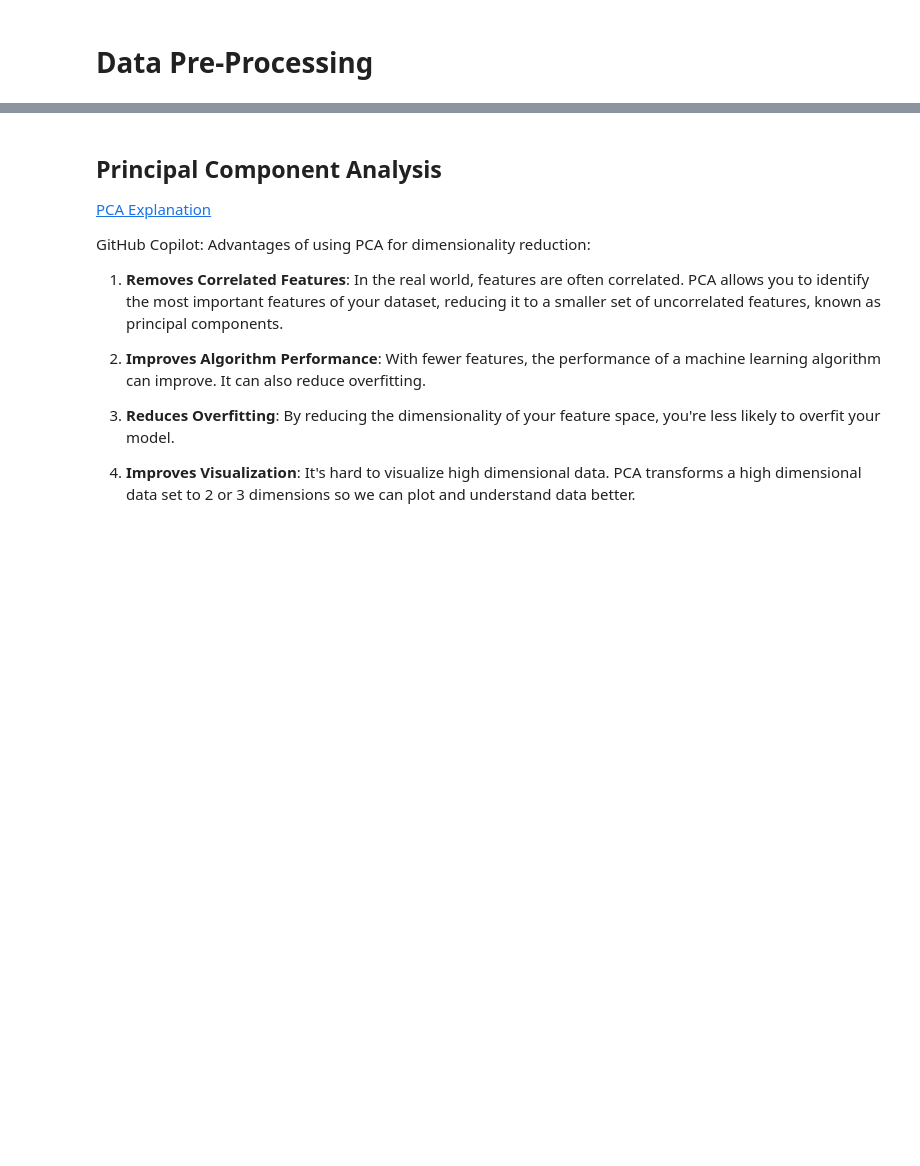
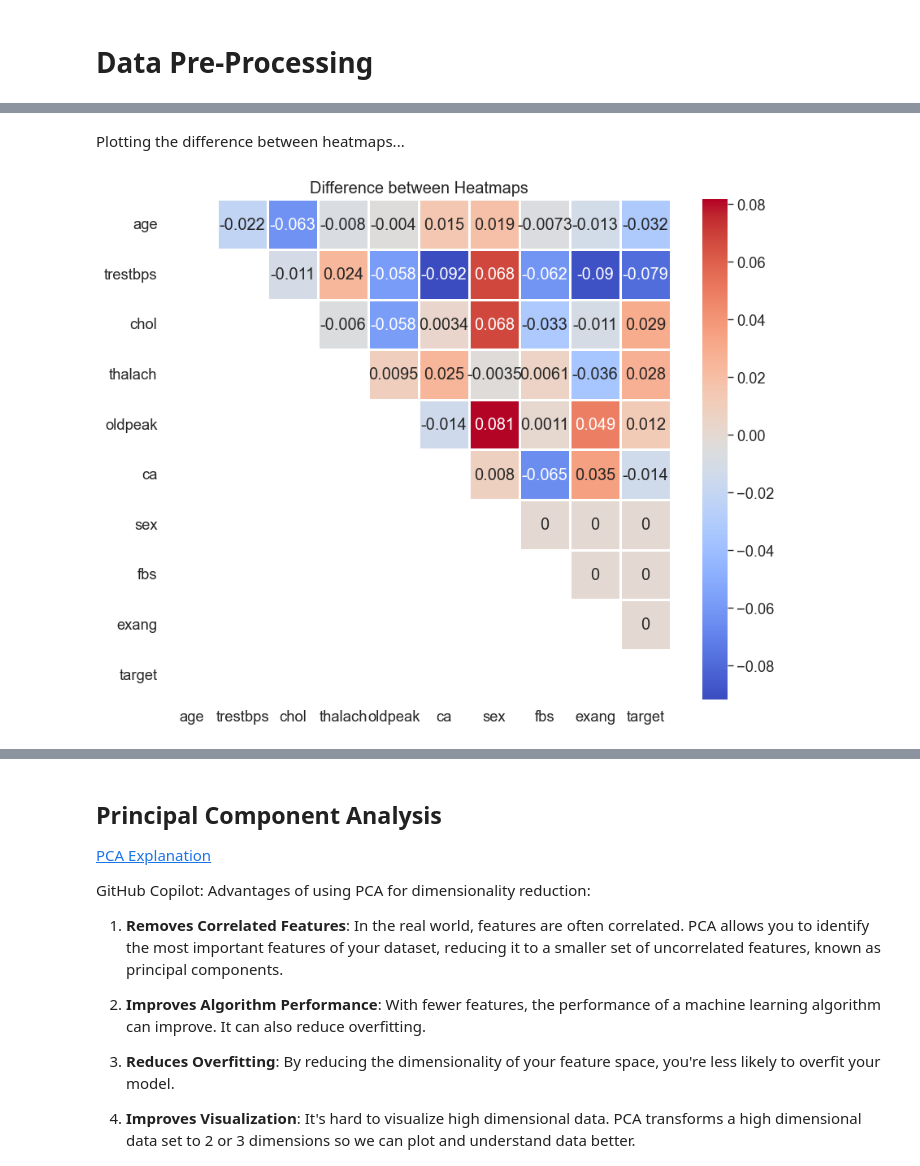
Before and after one commit to diogocerveira/heart-prediese, a Jupyter notebook: DACO_project.ipynb, the cells around one changed output, grey strips where cells are left out. Drawn from its saved outputs; the diff is of its cells as text; code cells hidden in the pictures; blank space fills up the shorter version.

```diff
--- a/DACO_project.ipynb
+++ b/DACO_project.ipynb
@@ -98,0 +130,14 @@ X_oneHot_heatmapped = data.drop(["age", "trestbps", "chol"], axis=1)
+# %% [markdown]
+Plotting the difference between heatmaps...
+# %%
+# Calculate the difference between the two correlation matrices
+heatmap_diff = dataCorr_noOut - dataCorr
+
+# Plot the difference heatmap
+
+plt.figure(figsize=figsize)
+plt.title("Difference between Heatmaps")
+sns.heatmap(heatmap_diff, annot=True, linewidths=2, mask=upperHalf_mask, cmap="coolwarm")
+plt.savefig(f"plots/heatmap/heatmap_diff.png")
+# %% [output]
+[figure, added]
```
Also changed, not shown: parts of 14 cells of this notebook, 19 other files.
